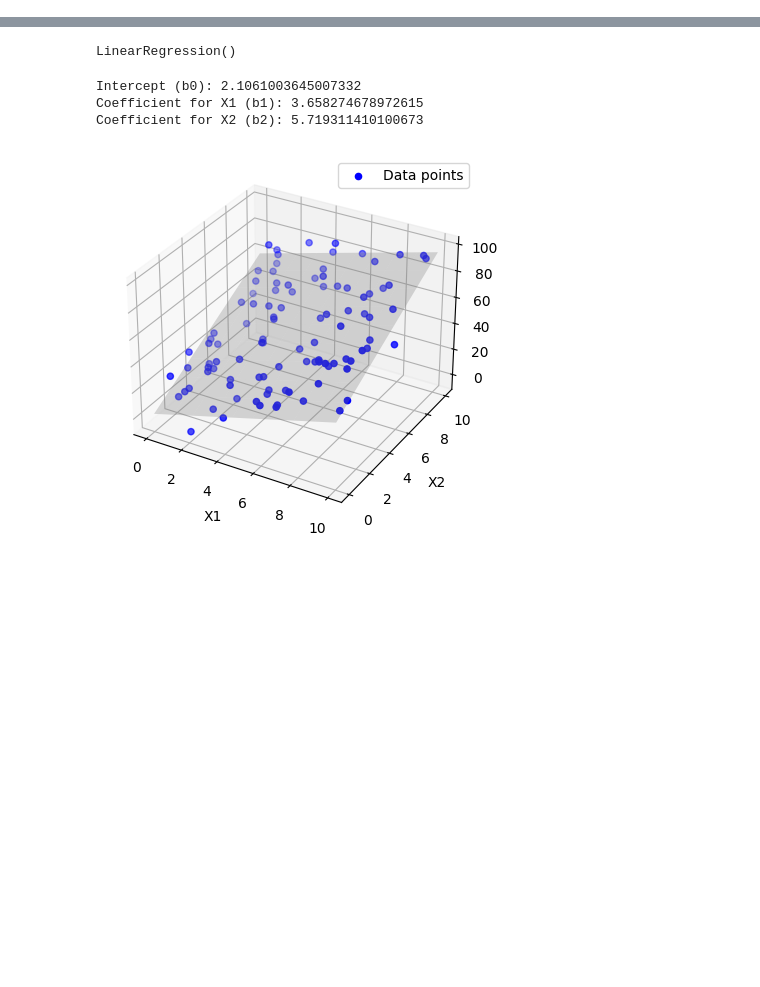
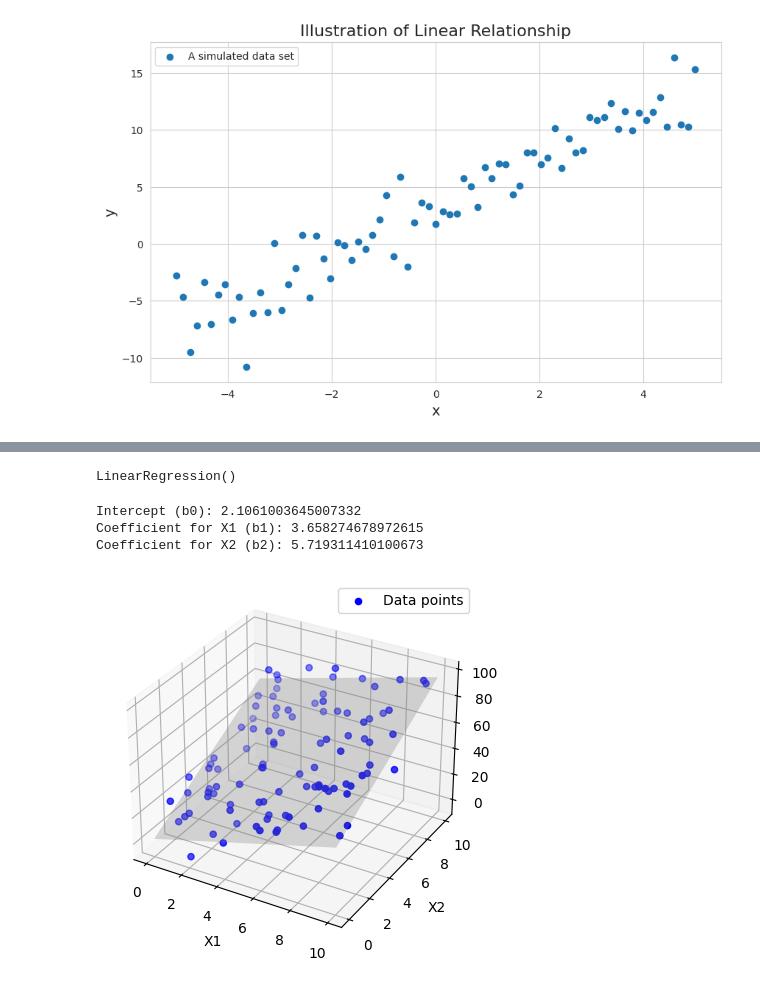
Before and after one commit to Soheilp86/Statistical-Machine-Learning, a Jupyter notebook: 24_MultipleLinearRegression_.ipynb, the cells around one changed output, grey strips where cells are left out. Cells and saved outputs as stored; diff of their text form; code cells hidden in the pictures; blank space fills up the shorter version.

```diff
--- a/24_MultipleLinearRegression_.ipynb
+++ b/24_MultipleLinearRegression_.ipynb
@@ -34,0 +55,42 @@ __Group Activity__ Which one of the following planes describe the generated data
+# %%
+## Needed Libraries
+
+## For data handling
+import pandas as pd
+import numpy as np
+
+## For plotting
+import matplotlib.pyplot as plt
+import seaborn as sns
+
+## This sets the plot style
+## to have a grid on a white background (for readability of visualizations)
+sns.set_style("whitegrid")
+
+# This generates data that look line a line
+x = np.linspace(-5, 5, 75) ## Domain of the line
+y = 2 * x + 3 + 2 * np.random.randn(75)  ## Linear relationship with added random noise
+
+
+
+# Plotting the dataset
+
+# This creates a figure with a size of 10 units by 6 units
+plt.figure(figsize=(10, 6))
+
+# Plots the observed data using plt.scatter
+plt.scatter(x, y, label="A simulated data set")
+
+# Adds labels to the x and y axes for better readability
+plt.xlabel("x", fontsize=14)
+plt.ylabel("y", fontsize=14)
+
+# Adds a title to the plot
+plt.title("Illustration of Linear Relationship", fontsize=16)
+
+# Creates a legend based on the labels provided
+plt.legend()
+
+plt.show()
+# %% [output]
+[figure, added]
```
Also changed, not shown: parts of 25 cells of this notebook.
